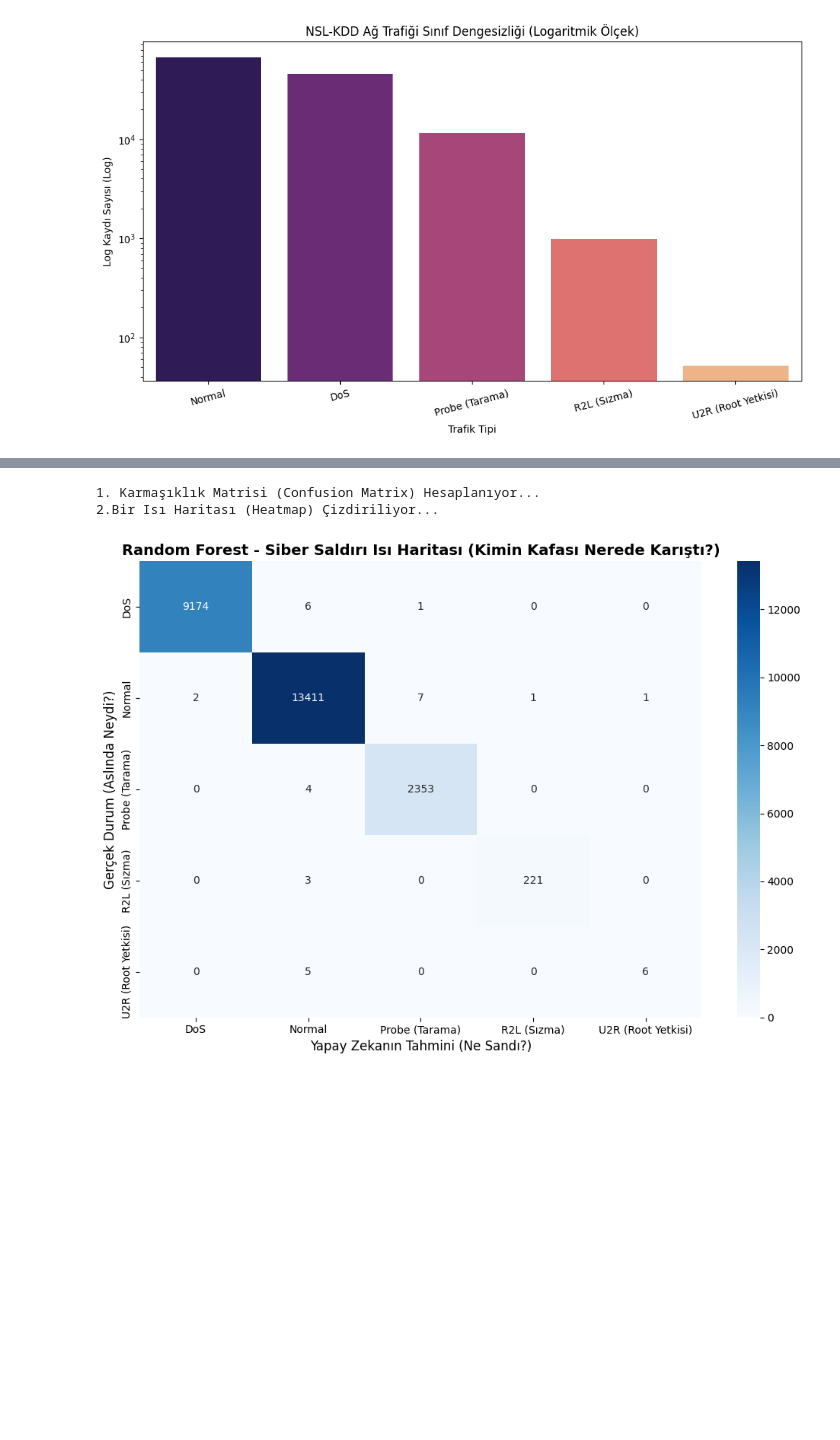
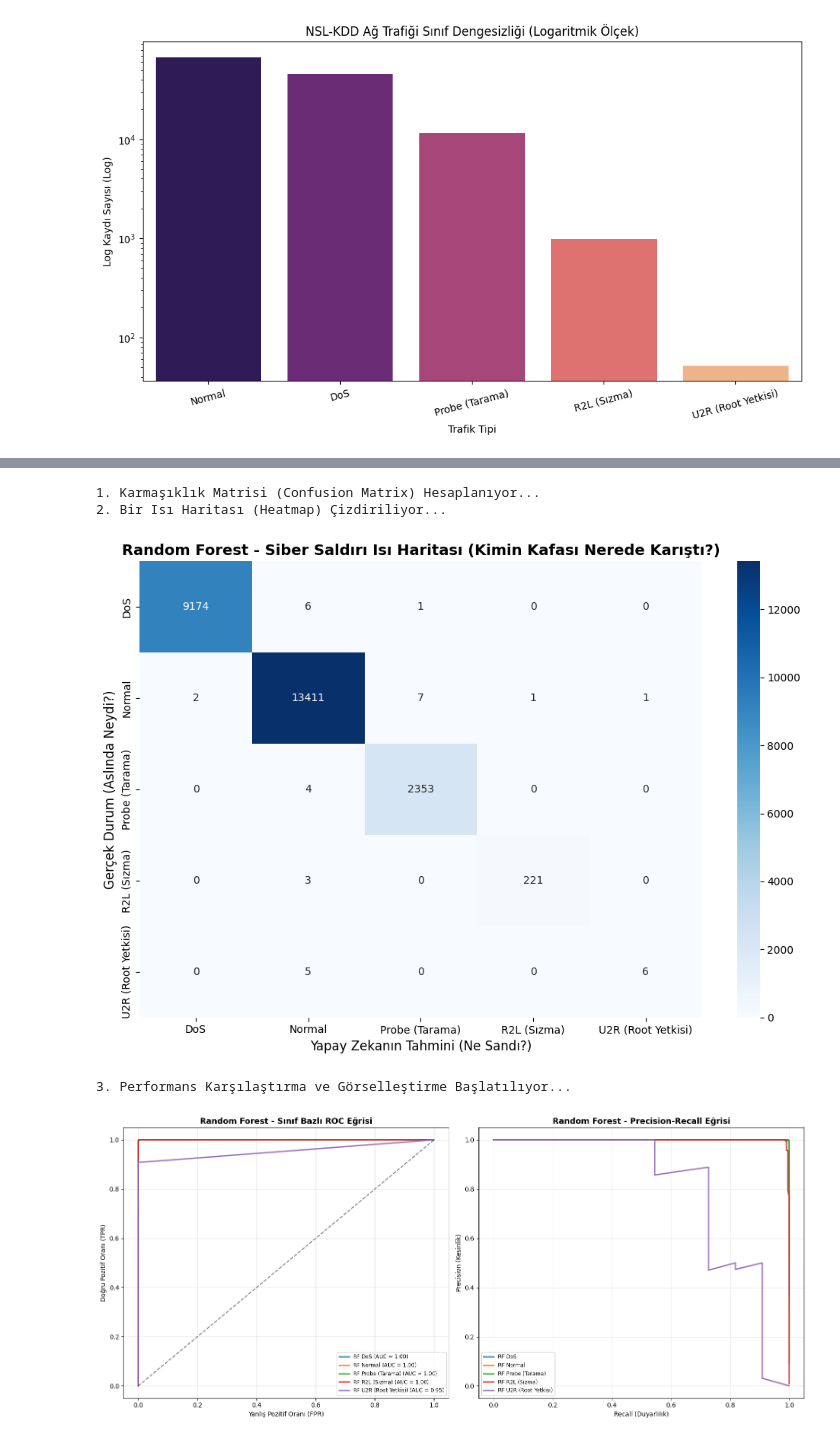
Before and after one commit to Hakan-AKILLI/Anomaly-Detection-with-SMOTE, a Jupyter notebook: SMOTE_Anomaly_Detection.ipynb, the cells around one changed output, grey strips where cells are left out. Saved outputs shown, nothing was run; the diff lists cells and outputs as text; code cells hidden in the pictures; blank space fills up the shorter version.

```diff
--- a/SMOTE_Anomaly_Detection.ipynb
+++ b/SMOTE_Anomaly_Detection.ipynb
@@ -211,23 +189,3 @@ SMOTE Sonrası (Adaletli) YENİ Durum:
           accuracy                           1.00     25195
          macro avg       0.85      0.86      0.86     25195
       weighted avg       1.00      1.00      1.00     25195
-# %%
-# Random Forest kütüphanesini çağırıyoruz
-from sklearn.ensemble import RandomForestClassifier
-
-print("1. Random Forest (Rastgele Orman) Ordusu Kuruluyor...")
-# 100 ağaçlı bir orman kuruyoruz (n_estimators=100)
-# n_jobs=-1 diyerek işlemcinin (CPU) tüm çekirdeklerini seferber ediyoruz
-orman_modeli = RandomForestClassifier(n_estimators=100, random_state=42, n_jobs=-1)
-
-print("2. Orman, SMOTE ile çoğaltılmış (dengeli) veriyle eğitiliyor. (Bu işlem 1-2 dakika sürebilir, çekirdekler yanıyor!)...")
-# Modeli, Gün 3'te SMOTE ile ürettiğimiz dengeli sorularla eğitiyoruz
-orman_modeli.fit(X_train_smote, y_train_smote)
-
-print("3. Random Forest Gerçek Sınava (X_test) Sokuluyor...")
-y_tahmin_orman = orman_modeli.predict(X_test)
-
-print("\n" + "=" * 55)
-print("  RANDOM FOREST (SMOTE) SINAV SONUÇLARI  ")
-print("=" * 55)
-print(classification_report(y_test, y_tahmin_orman, target_names=sinif_isimleri, zero_division=0))
@@ -311,5 +322,53 @@ plt.tight_layout()
 plt.show()
 # %% [output]
 1. Karmaşıklık Matrisi (Confusion Matrix) Hesaplanıyor...
-2.Bir Isı Haritası (Heatmap) Çizdiriliyor...
+2. Bir Isı Haritası (Heatmap) Çizdiriliyor...
 [figure]
+# %%
+import matplotlib.pyplot as plt
+from sklearn.metrics import roc_curve, auc, precision_recall_curve
+from sklearn.preprocessing import label_binarize
+
+print("3. Performans Karşılaştırma ve Görselleştirme Başlatılıyor...")
+
+# Sınıfları ROC eğrisi için uygun formata getiriyoruz (Binarize)
+y_test_bin = label_binarize(y_test, classes=[0, 1, 2, 3, 4])
+
+# Modellerin her sınıf için olasılık skorlarını alıyoruz
+y_score_rf = best_rf.predict_proba(X_test)
+y_score_ada = best_ada.predict_proba(X_test)
+
+# Grafik alanı oluşturma
+plt.figure(figsize=(16, 7))
+
+# --- 1. ROC Eğrisi Çizimi ---
+plt.subplot(1, 2, 1)
+# Random Forest için sınıfların ortalamasını (Macro Average) görselleştirme örneği
+for i, label in enumerate(sinif_isimleri):
+    fpr, tpr, _ = roc_curve(y_test_bin[:, i], y_score_rf[:, i])
+    plt.plot(fpr, tpr, label=f'RF {label} (AUC = {auc(fpr, tpr):.2f})', linewidth=2)
+
+plt.plot([0, 1], [0, 1], 'k--', alpha=0.5)
+plt.title('Random Forest - Sınıf Bazlı ROC Eğrisi', fontsize=13, fontweight='bold')
+plt.xlabel('Yanlış Pozitif Oranı (FPR)')
+plt.ylabel('Doğru Pozitif Oranı (TPR)')
+plt.legend(loc='lower right', fontsize='small')
+plt.grid(alpha=0.3)
+
+# --- 2. Precision-Recall Eğrisi Çizimi ---
+plt.subplot(1, 2, 2)
+for i, label in enumerate(sinif_isimleri):
+    precision, recall, _ = precision_recall_curve(y_test_bin[:, i], y_score_rf[:, i])
+    plt.plot(recall, precision, label=f'RF {label}', linewidth=2)
+
+plt.title('Random Forest - Precision-Recall Eğrisi', fontsize=13, fontweight='bold')
+plt.xlabel('Recall (Duyarlılık)')
+plt.ylabel('Precision (Kesinlik)')
+plt.legend(loc='lower left', fontsize='small')
+plt.grid(alpha=0.3)
+
+plt.tight_layout()
+plt.show()
+# %% [output]
+3. Performans Karşılaştırma ve Görselleştirme Başlatılıyor...
+[figure, added]
```
Also changed, not shown: parts of 7 cells of this notebook.
